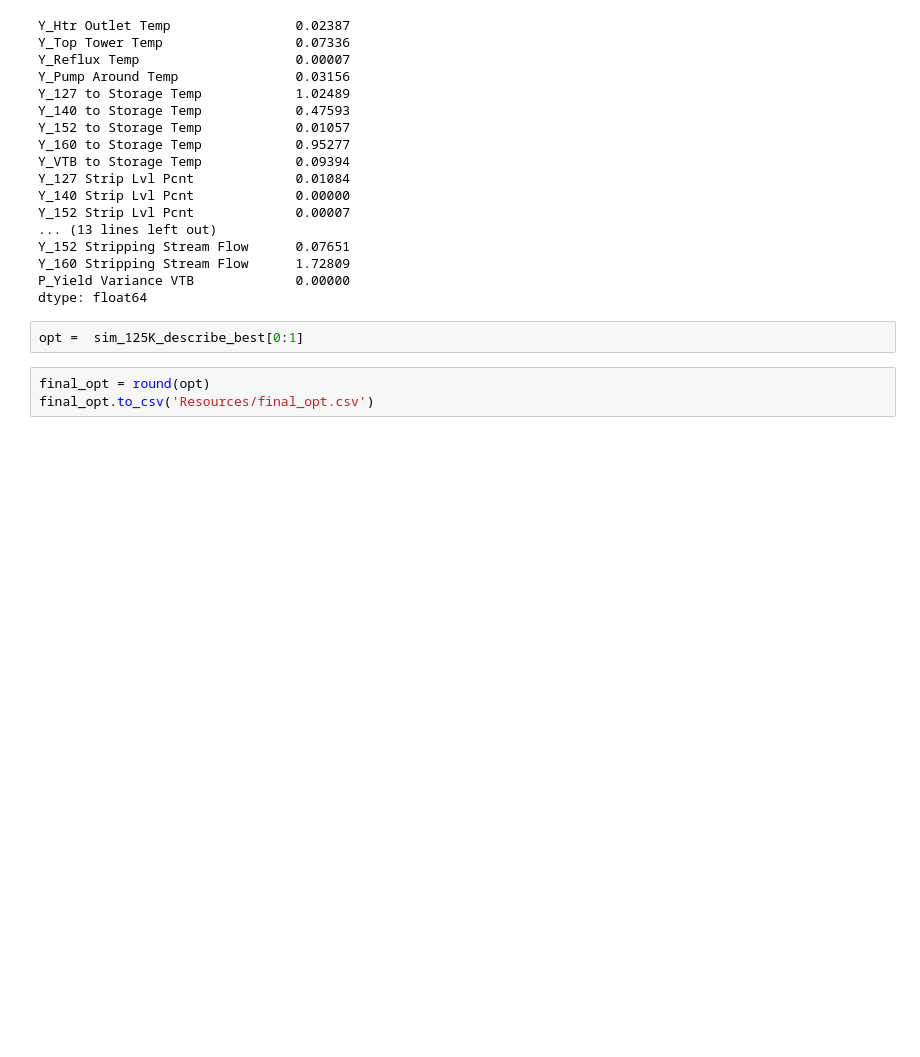
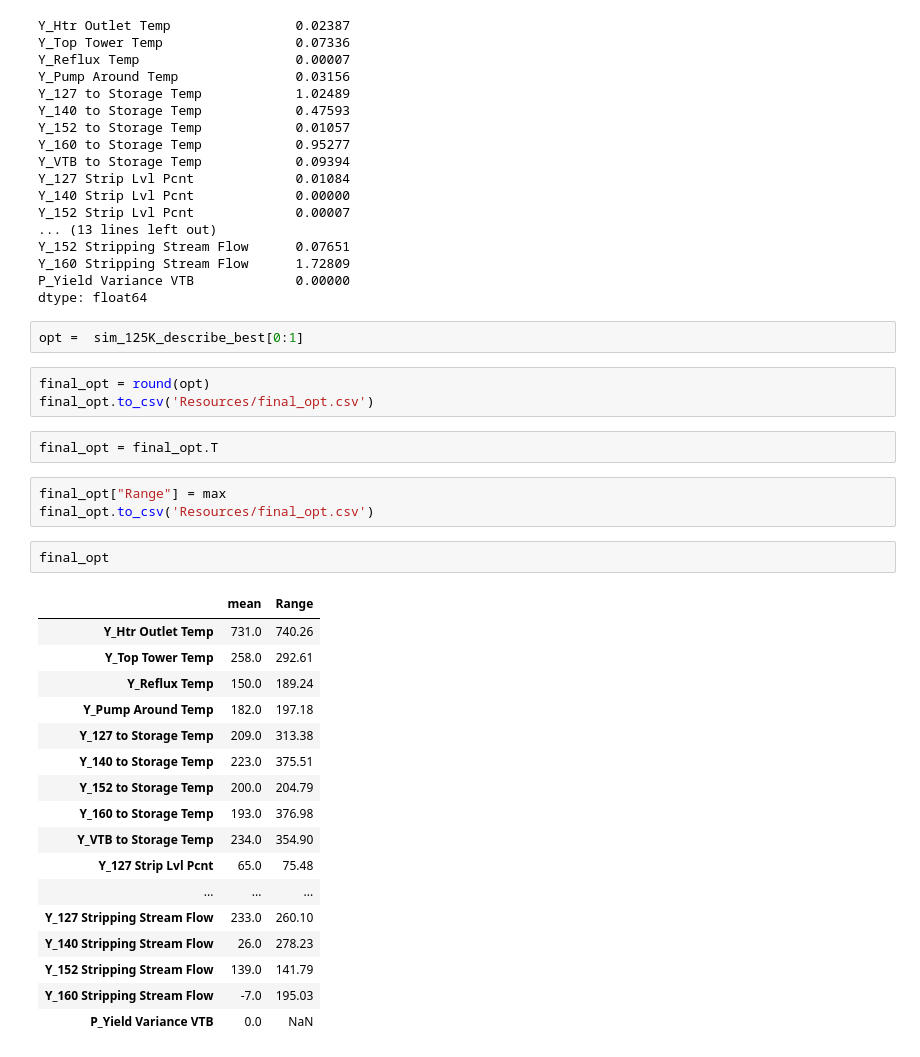
Before and after one commit to JPHebert32/MPO, a Jupyter notebook: data.ipynb, the cells around one changed output. Saved outputs shown, nothing was run; the diff lists cells and outputs as text; blank space fills up the shorter version.

```diff
--- a/data.ipynb
+++ b/data.ipynb
@@ -984,3 +984,28 @@ opt =  sim_125K_describe_best[0:1]
 # %%
 final_opt = round(opt)
 final_opt.to_csv('Resources/final_opt.csv')
+# %%
+final_opt = final_opt.T
+# %%
+final_opt["Range"] = max
+final_opt.to_csv('Resources/final_opt.csv')
+# %%
+final_opt
+# %% [output]
+|  | mean | Range |
+| Y_Htr Outlet Temp | 731.0 | 740.26 |
+| Y_Top Tower Temp | 258.0 | 292.61 |
+| Y_Reflux Temp | 150.0 | 189.24 |
+| Y_Pump Around Temp | 182.0 | 197.18 |
+| Y_127 to Storage Temp | 209.0 | 313.38 |
+| Y_140 to Storage Temp | 223.0 | 375.51 |
+| Y_152 to Storage Temp | 200.0 | 204.79 |
+| Y_160 to Storage Temp | 193.0 | 376.98 |
+| Y_VTB to Storage Temp | 234.0 | 354.90 |
+| Y_127 Strip Lvl Pcnt | 65.0 | 75.48 |
+| ... | ... | ... |
+| Y_127 Stripping Stream Flow | 233.0 | 260.10 |
+| Y_140 Stripping Stream Flow | 26.0 | 278.23 |
+| Y_152 Stripping Stream Flow | 139.0 | 141.79 |
+| Y_160 Stripping Stream Flow | -7.0 | 195.03 |
+| P_Yield Variance VTB | 0.0 | NaN |
```
Also changed, not shown: parts of 3 cells of this notebook.
